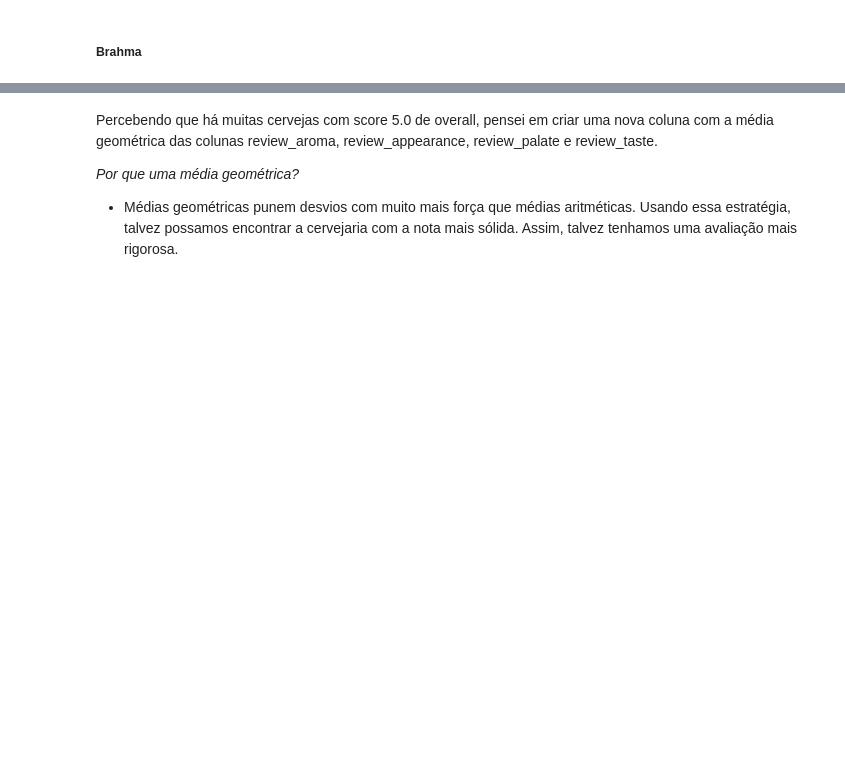
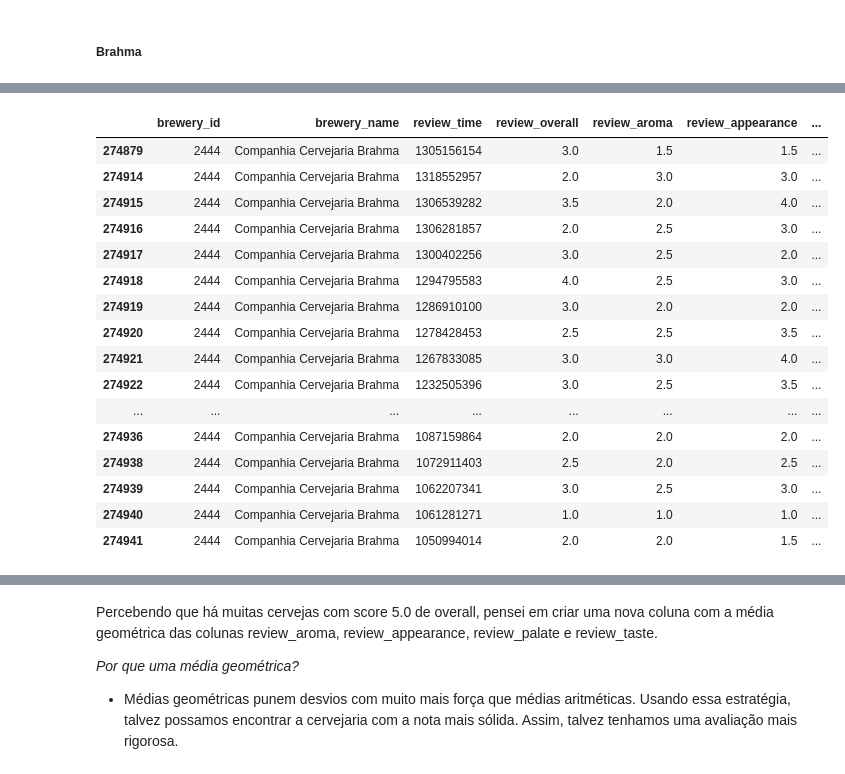
Before and after one commit to fea-dev-usp/analise-da-breja, a Jupyter notebook: Notas de Breja por Cervejaria.ipynb, the cells around one changed output, grey strips where cells are left out. Cells and saved outputs as stored; diff of their text form; code cells hidden in the pictures; blank space fills up the shorter version.

```diff
--- a/Notas de Breja por Cervejaria.ipynb
+++ b/Notas de Breja por Cervejaria.ipynb
@@ -185,0 +401,25 @@ reviews[reviews['brewery_name'] == 'Companhia Cervejaria Brahma']['beer_name'].u
+# %%
+# Filtra os dados da cerveja "Brahma" para eliminar todas as variantes, com exceção da variante "Brahma Chopp".
+filtered_brahma_data = beer_dict['Pilsen/American Lager']['Brahma'][beer_dict['Pilsen/American Lager']['Brahma']['beer_name'] == 'Brahma Chopp']
+# Guarda os dados filtrados em "beer_dict".
+beer_dict['Pilsen/American Lager']['Brahma'] = filtered_brahma_data
+# Exibe os dados filtrados.
+beer_dict['Pilsen/American Lager']['Brahma']
+# %% [output]
+|  | brewery_id | brewery_name | review_time | review_overall | review_aroma | review_appearance | ... |
+| 274879 | 2444 | Companhia Cervejaria Brahma | 1305156154 | 3.0 | 1.5 | 1.5 | ... |
+| 274914 | 2444 | Companhia Cervejaria Brahma | 1318552957 | 2.0 | 3.0 | 3.0 | ... |
+| 274915 | 2444 | Companhia Cervejaria Brahma | 1306539282 | 3.5 | 2.0 | 4.0 | ... |
+| 274916 | 2444 | Companhia Cervejaria Brahma | 1306281857 | 2.0 | 2.5 | 3.0 | ... |
+| 274917 | 2444 | Companhia Cervejaria Brahma | 1300402256 | 3.0 | 2.5 | 2.0 | ... |
+| 274918 | 2444 | Companhia Cervejaria Brahma | 1294795583 | 4.0 | 2.5 | 3.0 | ... |
+| 274919 | 2444 | Companhia Cervejaria Brahma | 1286910100 | 3.0 | 2.0 | 2.0 | ... |
+| 274920 | 2444 | Companhia Cervejaria Brahma | 1278428453 | 2.5 | 2.5 | 3.5 | ... |
+| 274921 | 2444 | Companhia Cervejaria Brahma | 1267833085 | 3.0 | 3.0 | 4.0 | ... |
+| 274922 | 2444 | Companhia Cervejaria Brahma | 1232505396 | 3.0 | 2.5 | 3.5 | ... |
+| ... | ... | ... | ... | ... | ... | ... | ... |
+| 274936 | 2444 | Companhia Cervejaria Brahma | 1087159864 | 2.0 | 2.0 | 2.0 | ... |
+| 274938 | 2444 | Companhia Cervejaria Brahma | 1072911403 | 2.5 | 2.0 | 2.5 | ... |
+| 274939 | 2444 | Companhia Cervejaria Brahma | 1062207341 | 3.0 | 2.5 | 3.0 | ... |
+| 274940 | 2444 | Companhia Cervejaria Brahma | 1061281271 | 1.0 | 1.0 | 1.0 | ... |
+| 274941 | 2444 | Companhia Cervejaria Brahma | 1050994014 | 2.0 | 2.0 | 1.5 | ... |
```
Also changed, not shown: parts of 66 cells of this notebook.
